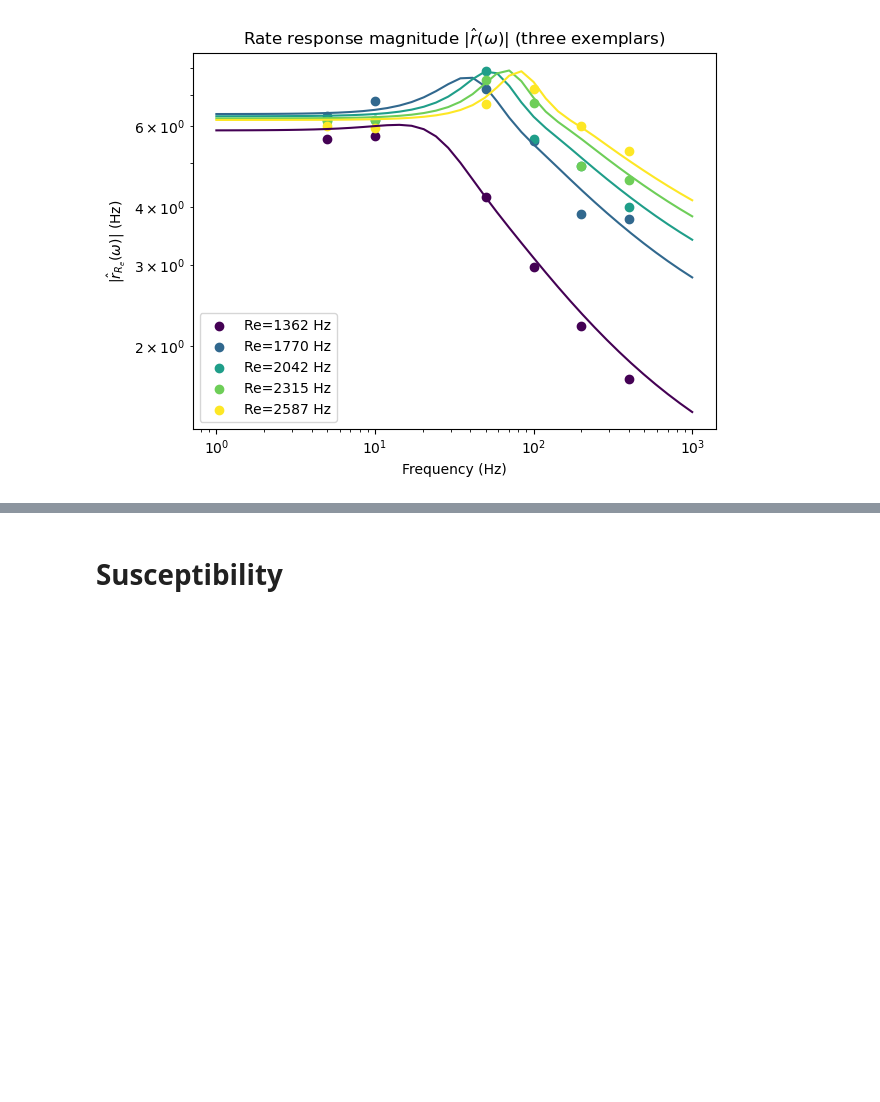
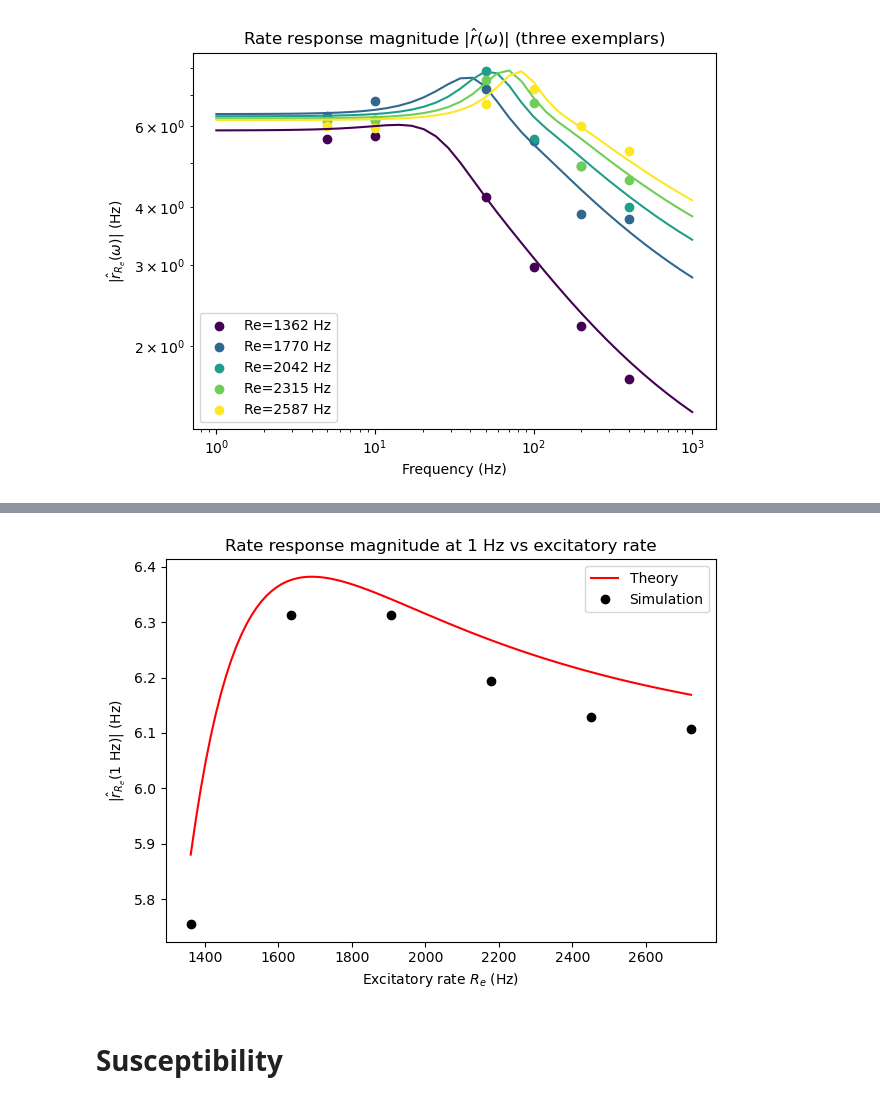
Before and after one commit to yuesha-yc/Conductance-Neurons, a Jupyter notebook: python_analysis/2025_11_12/linear_response.ipynb, the cells around one changed output, grey strips where cells are left out. Saved outputs shown, nothing was run; the diff lists cells and outputs as text; code cells hidden in the pictures; blank space fills up the shorter version.

```diff
--- a/python_analysis/2025_11_12/linear_response.ipynb
+++ b/python_analysis/2025_11_12/linear_response.ipynb
@@ -1731,6 +1731,8 @@ def simulate_rate_response_modulated(Re0, Ri0, f_hz, Re1_local=0.10,
     """Estimate first-harmonic rate response (amplitude, phase) from PSTH with adaptive binning."""
     omega = 2.0*np.pi*f_hz/1000.0
     period_ms = 1000.0/f_hz
+    print(period_ms)
+    print(min_T_ms)
     T_ms = max(min_T_ms, min_cycles*period_ms)
     steps = int(np.round(T_ms/dt))
 
@@ -1898,7 +1900,7 @@ for s in s_exemplars:
     sim_mags = []
     for fs in f_dots:
         amp_hz, _ = simulate_rate_response_modulated(Re, Ri, fs, Re1_local=Re1,
-                                                     dt=0.1, N=1000, min_T_ms=2000.0, min_cycles=12,
+                                                     dt=0.01, N=1000, min_T_ms=2000.0, min_cycles=12,
                                                      warm_frac=0.2)
         sim_mags.append(amp_hz)
         rows_bode.append({'s': float(s), 'Re_Hz': float(Re*1000.0), 'f_Hz': float(fs),
@@ -1959,0 +2247,9 @@ plt.savefig('magnitude_1Hz_vs_Re_clean.png', dpi=300)
+# %%
+simulation_1Hz_dense = []
+# sim
+for s in s_exemplars:
+    Re = s*Re_base; Ri = s*Ri_base
+    amp_hz, _ = simulate_rate_response_modulated(Re, Ri, omega_1Hz, Re1_local=Re1,
+                                                 dt=0.01, N=1000, min_T_ms=2000.0, min_cycles=36,
+                                                 warm_frac=0.2)
+    simulation_1Hz_dense.append(amp_hz)
@@ -1960,3 +2269,15 @@ plt.savefig('magnitude_1Hz_vs_Re_clean.png', dpi=300)
+# %%
+plt.figure()
+plt.plot(Re_theory_space * 1000, responses_1Hz, color='red', label='Theory')
+plt.plot(Re_values * 1000, simulation_1Hz_dense, 'o', color='black', label='Simulation')
+plt.xlabel('Excitatory rate $R_e$ (Hz)')
+plt.ylabel(r'$|\hat r_{R_e}(1\ \mathrm{Hz})|$ (Hz)')
+plt.legend()
+plt.title('Rate response magnitude at 1 Hz vs excitatory rate')
+plt.tight_layout()
+plt.savefig('magnitude_1Hz_vs_Re_clean.png', dpi=300)
+# %% [output]
+[figure, added]
 # %% [markdown]
 # Susceptibility
 # %%
```
Also changed, not shown: parts of 5 cells of this notebook, 2 other files.
